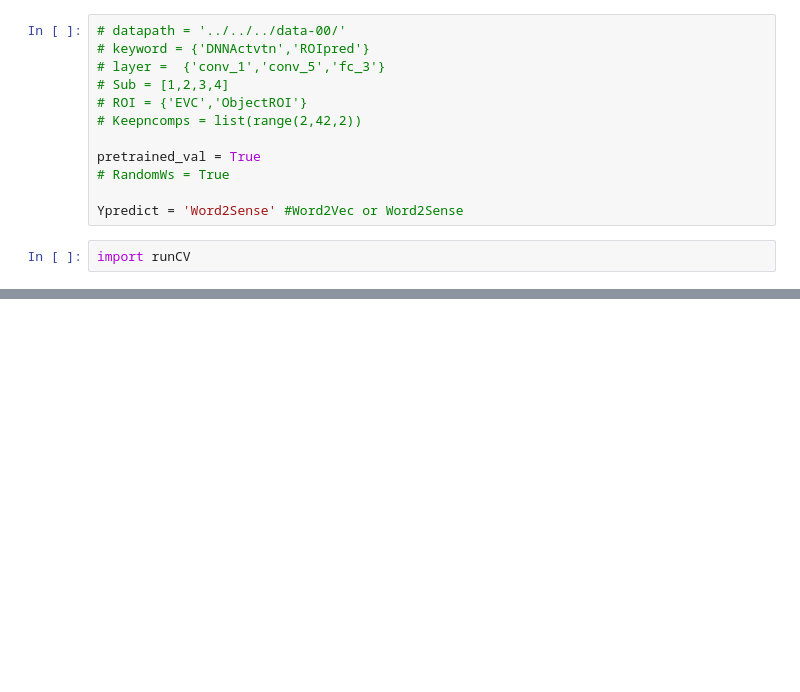
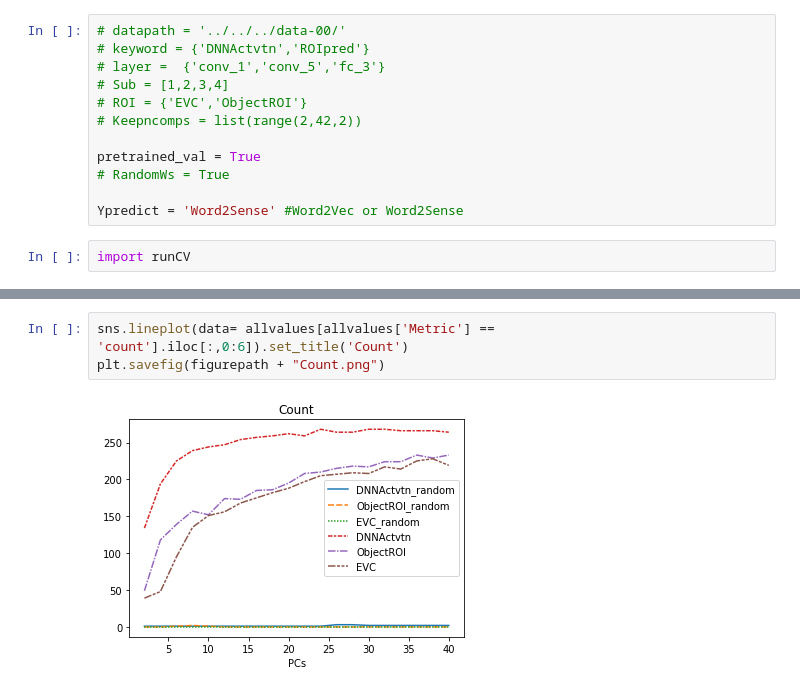
Before and after one commit to cm296/semantic, a Jupyter notebook: cm/code-01-analysis/step12_PredictWithRandomWeights.ipynb, the cells around one changed output, grey strips where cells are left out. Saved outputs shown, nothing was run; the diff lists cells and outputs as text; blank space fills up the shorter version.

```diff
--- a/cm/code-01-analysis/step12_PredictWithRandomWeights.ipynb
+++ b/cm/code-01-analysis/step12_PredictWithRandomWeights.ipynb
@@ -47,0 +68,5 @@ k-fold regression, independet variable: 40 PCs retained of DNNActvtn from conv_5
+# %%
+sns.lineplot(data= allvalues[allvalues['Metric'] == 'count'].iloc[:,0:6]).set_title('Count')
+plt.savefig(figurepath + "Count.png")
+# %% [output]
+[figure, added]
```
Also changed, not shown: parts of 9 cells of this notebook, 1 other file.
